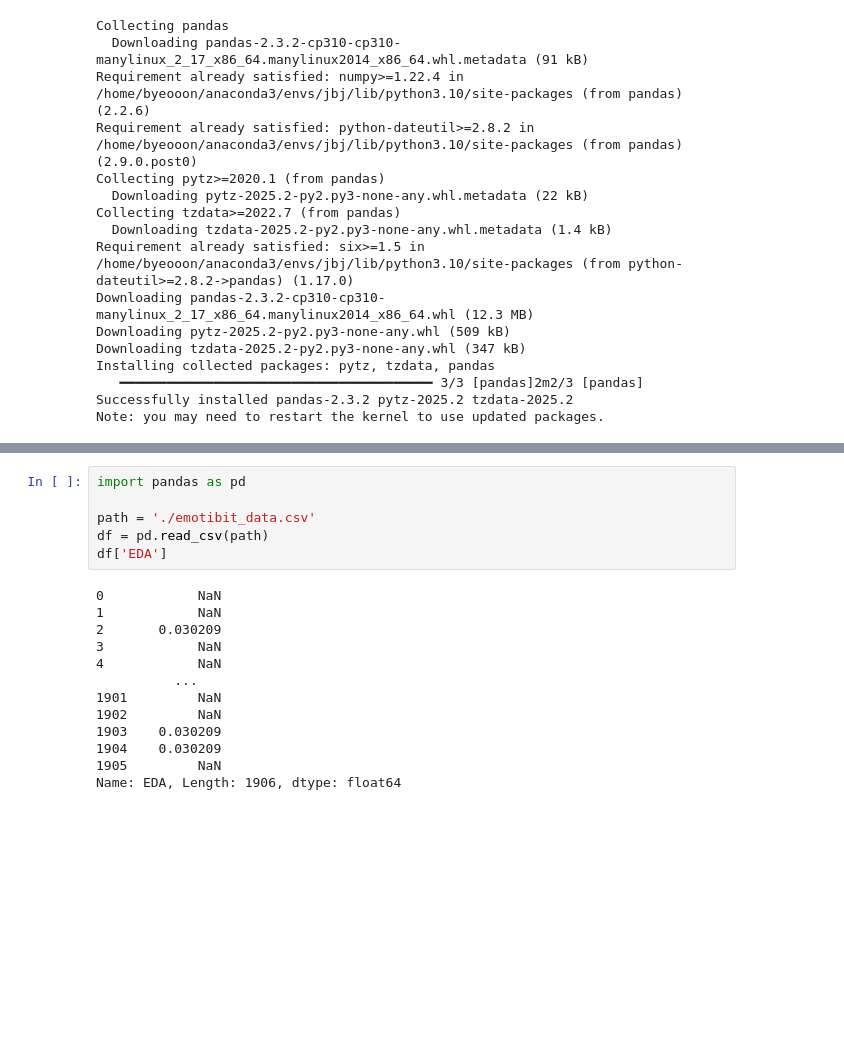
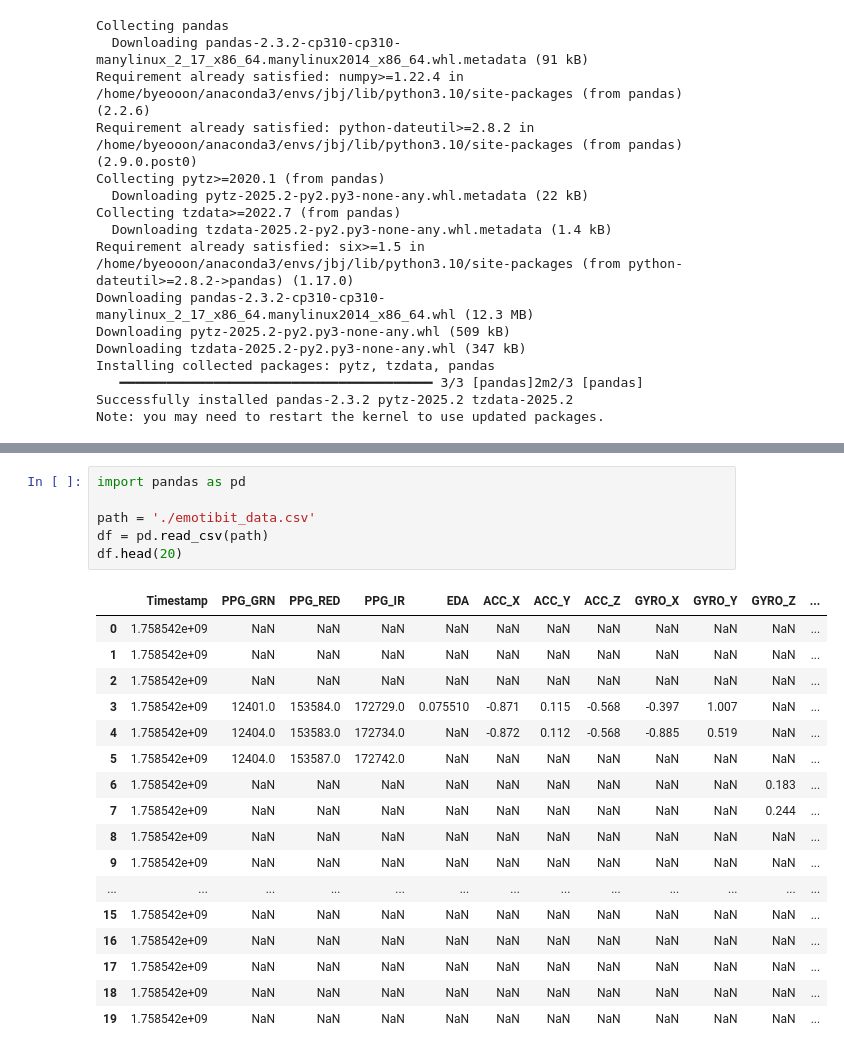
Before and after one commit to Byeooon/hyundai_mobis_driver_emotion, a Jupyter notebook: jbj/test_Bio.ipynb, the cells around one changed output, grey strips where cells are left out. Saved outputs shown, nothing was run; the diff lists cells and outputs as text; blank space fills up the shorter version.

```diff
--- a/jbj/test_Bio.ipynb
+++ b/jbj/test_Bio.ipynb
@@ -219,19 +230,24 @@ Note: you may need to restart the kernel to use updated packages.
 # %%
 import pandas as pd
 
 path = './emotibit_data.csv'
 df = pd.read_csv(path)
-df['EDA']
+df.head(20)
 # %% [output]
-0            NaN
-1            NaN
-2       0.030209
-3            NaN
-4            NaN
-          ...
-1901         NaN
-1902         NaN
-1903    0.030209
-1904    0.030209
-1905         NaN
-Name: EDA, Length: 1906, dtype: float64
+|  | Timestamp | PPG_GRN | PPG_RED | PPG_IR | EDA | ACC_X | ACC_Y | ACC_Z | GYRO_X | GYRO_Y | GYRO_Z | ... |
+| 0 | 1.758542e+09 | NaN | NaN | NaN | NaN | NaN | NaN | NaN | NaN | NaN | NaN | ... |
+| 1 | 1.758542e+09 | NaN | NaN | NaN | NaN | NaN | NaN | NaN | NaN | NaN | NaN | ... |
+| 2 | 1.758542e+09 | NaN | NaN | NaN | NaN | NaN | NaN | NaN | NaN | NaN | NaN | ... |
+| 3 | 1.758542e+09 | 12401.0 | 153584.0 | 172729.0 | 0.075510 | -0.871 | 0.115 | -0.568 | -0.397 | 1.007 | NaN | ... |
+| 4 | 1.758542e+09 | 12404.0 | 153583.0 | 172734.0 | NaN | -0.872 | 0.112 | -0.568 | -0.885 | 0.519 | NaN | ... |
+| 5 | 1.758542e+09 | 12404.0 | 153587.0 | 172742.0 | NaN | NaN | NaN | NaN | NaN | NaN | NaN | ... |
+| 6 | 1.758542e+09 | NaN | NaN | NaN | NaN | NaN | NaN | NaN | NaN | NaN | 0.183 | ... |
+| 7 | 1.758542e+09 | NaN | NaN | NaN | NaN | NaN | NaN | NaN | NaN | NaN | 0.244 | ... |
+| 8 | 1.758542e+09 | NaN | NaN | NaN | NaN | NaN | NaN | NaN | NaN | NaN | NaN | ... |
+| 9 | 1.758542e+09 | NaN | NaN | NaN | NaN | NaN | NaN | NaN | NaN | NaN | NaN | ... |
+| ... | ... | ... | ... | ... | ... | ... | ... | ... | ... | ... | ... | ... |
+| 15 | 1.758542e+09 | NaN | NaN | NaN | NaN | NaN | NaN | NaN | NaN | NaN | NaN | ... |
+| 16 | 1.758542e+09 | NaN | NaN | NaN | NaN | NaN | NaN | NaN | NaN | NaN | NaN | ... |
+| 17 | 1.758542e+09 | NaN | NaN | NaN | NaN | NaN | NaN | NaN | NaN | NaN | NaN | ... |
+| 18 | 1.758542e+09 | NaN | NaN | NaN | NaN | NaN | NaN | NaN | NaN | NaN | NaN | ... |
+| 19 | 1.758542e+09 | NaN | NaN | NaN | NaN | NaN | NaN | NaN | NaN | NaN | NaN | ... |
```
Also changed, not shown: parts of 2 cells of this notebook, 1 other file.
